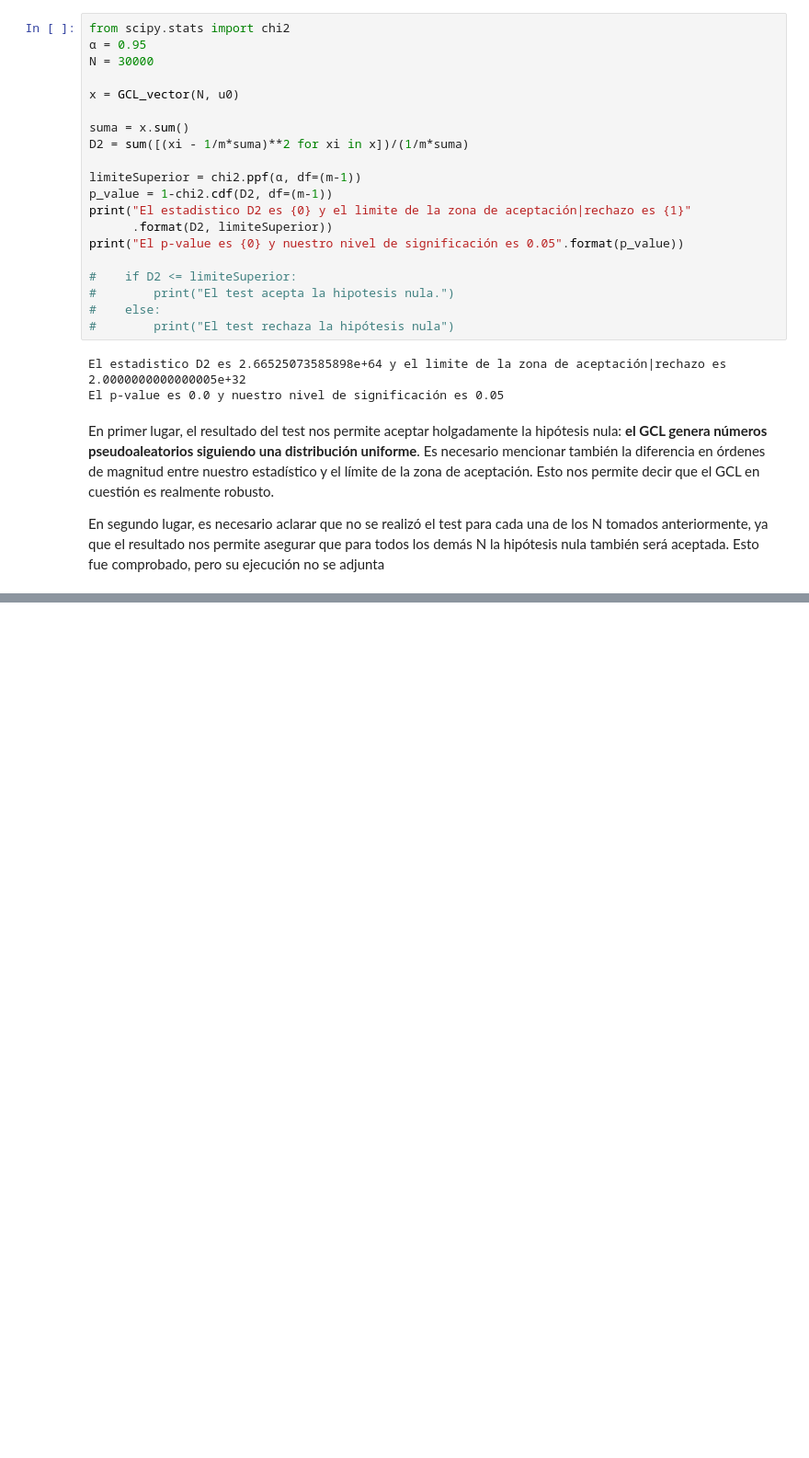
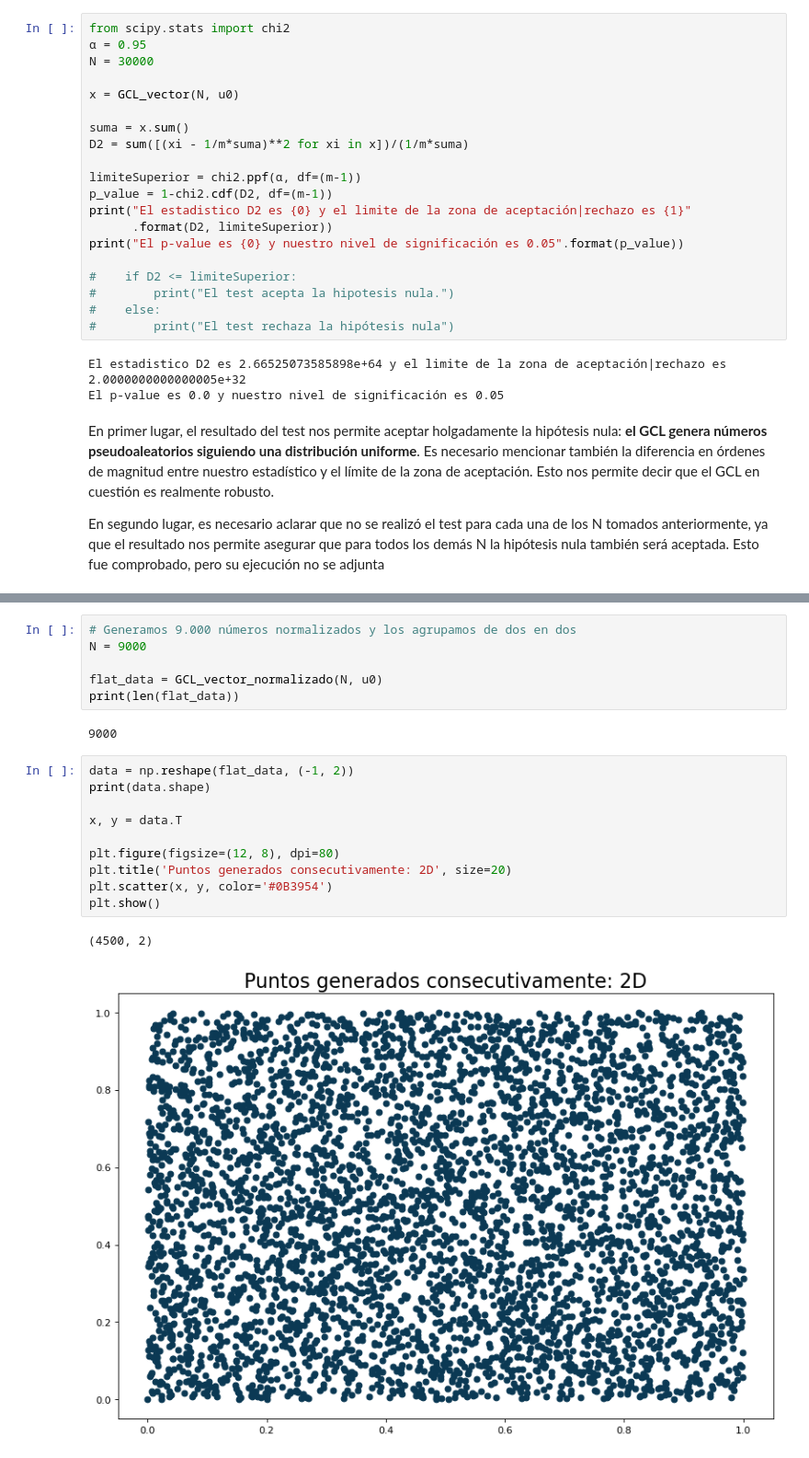
Before and after one commit to nicolaslongo/tp1-simulacion, a Jupyter notebook: Ejercicios 1-2.ipynb, the cells around one changed output, grey strips where cells are left out. Shown at 92% size. Saved outputs shown, nothing was run; the diff lists cells and outputs as text; blank space fills up the shorter version.

```diff
--- a/Ejercicios 1-2.ipynb
+++ b/Ejercicios 1-2.ipynb
@@ -116,0 +143,21 @@ En segundo lugar, es necesario aclarar que no se realizó el test para cada una
+# %%
+# Generamos 9.000 números normalizados y los agrupamos de dos en dos
+N = 9000
+
+flat_data = GCL_vector_normalizado(N, u0)
+print(len(flat_data))
+# %% [output]
+9000
+# %%
+data = np.reshape(flat_data, (-1, 2))
+print(data.shape)
+
+x, y = data.T
+
+plt.figure(figsize=(12, 8), dpi=80)
+plt.title('Puntos generados consecutivamente: 2D', size=20)
+plt.scatter(x, y, color='#0B3954')
+plt.show()
+# %% [output]
+(4500, 2)
+[figure, added]
```
Also changed, not shown: parts of 4 cells of this notebook.
